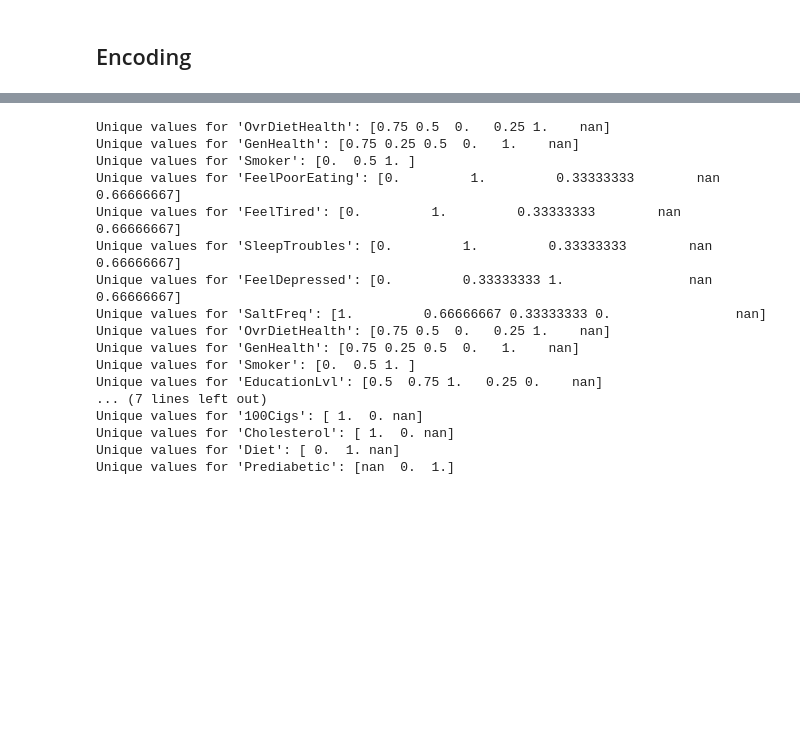
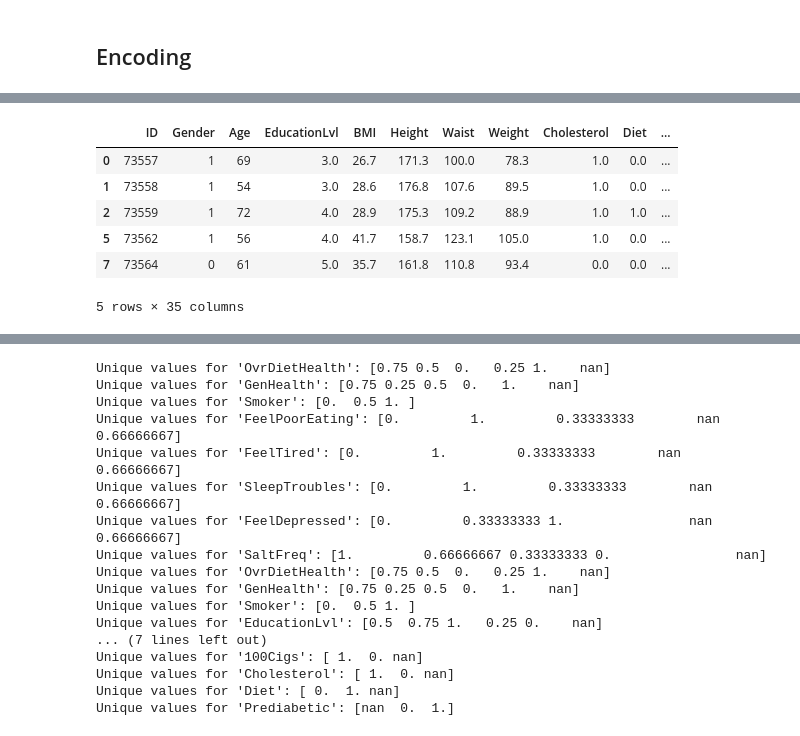
Before and after one commit to samcohen1/HypertensionML, a Jupyter notebook: new_predictor.ipynb, the cells around one changed output, grey strips where cells are left out. Saved outputs shown, nothing was run; the diff lists cells and outputs as text; code cells hidden in the pictures; blank space fills up the shorter version.

```diff
--- a/new_predictor.ipynb
+++ b/new_predictor.ipynb
@@ -1131,3 +1131,8 @@ WeightedActivity                 0
 dtype: int64
 # %% [markdown]
 # Classification Models
+# %%
+df = df.dropna()
+
+null_values = df.isnull().sum()
+print("Null values in each column:")
@@ -1238,10 +1270,10 @@ from sklearn.metrics import classification_report, accuracy_score, confusion_mat
 
 # Assuming df is already defined and loaded
 # Create the target variable
-target = df['HypertensionLvl']
+# target = df['HypertensionLvl']
 
-# Drop the HypertensionLvl column from the DataFrame
-df = df.drop(columns=['HypertensionLvl', 'AvgSysBP'])
+# # Drop the HypertensionLvl column from the DataFrame
+# df = df.drop(columns=['HypertensionLvl', 'AvgSysBP'])
 
 # Print the resulting DataFrame and the target variable to verify
 print("DataFrame after dropping 'HypertensionLvl':")
@@ -1347,3 +1401,13 @@ new_column_names = {
 }
 
 df.rename(columns=new_column_names, inplace=True)
+# %%
+df.head()
+# %% [output]
+|  | ID | Gender | Age | EducationLvl | BMI | Height | Waist | Weight | Cholesterol | Diet | ... |
+| 0 | 73557 | 1 | 69 | 3.0 | 26.7 | 171.3 | 100.0 | 78.3 | 1.0 | 0.0 | ... |
+| 1 | 73558 | 1 | 54 | 3.0 | 28.6 | 176.8 | 107.6 | 89.5 | 1.0 | 0.0 | ... |
+| 2 | 73559 | 1 | 72 | 4.0 | 28.9 | 175.3 | 109.2 | 88.9 | 1.0 | 1.0 | ... |
+| 5 | 73562 | 1 | 56 | 4.0 | 41.7 | 158.7 | 123.1 | 105.0 | 1.0 | 0.0 | ... |
+| 7 | 73564 | 0 | 61 | 5.0 | 35.7 | 161.8 | 110.8 | 93.4 | 0.0 | 0.0 | ... |
+5 rows × 35 columns
```
Also changed, not shown: parts of 15 cells of this notebook.
